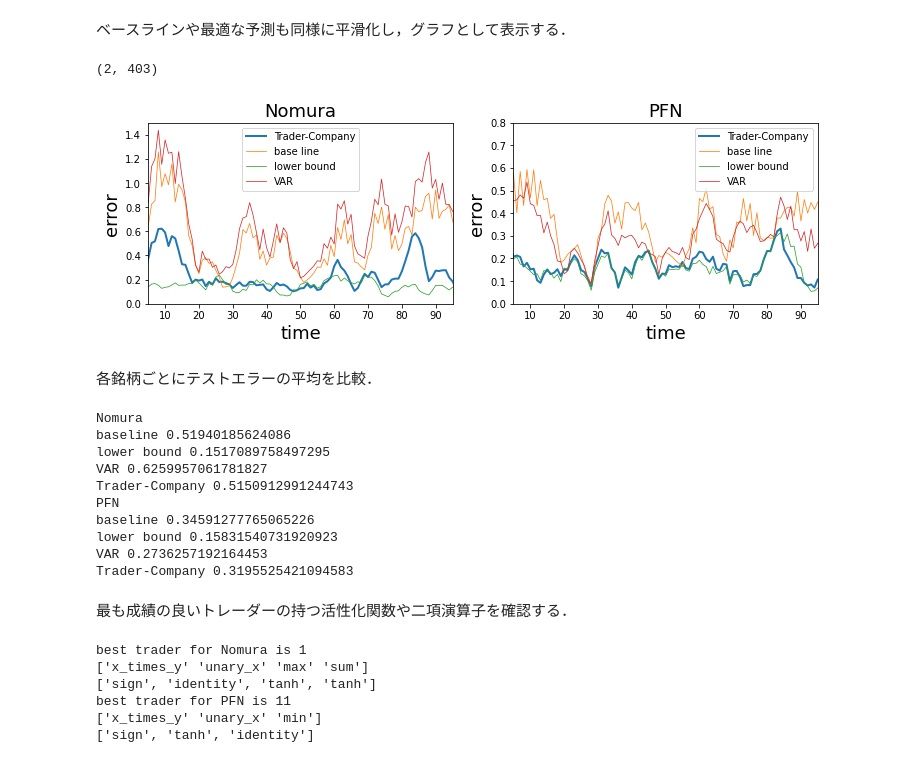
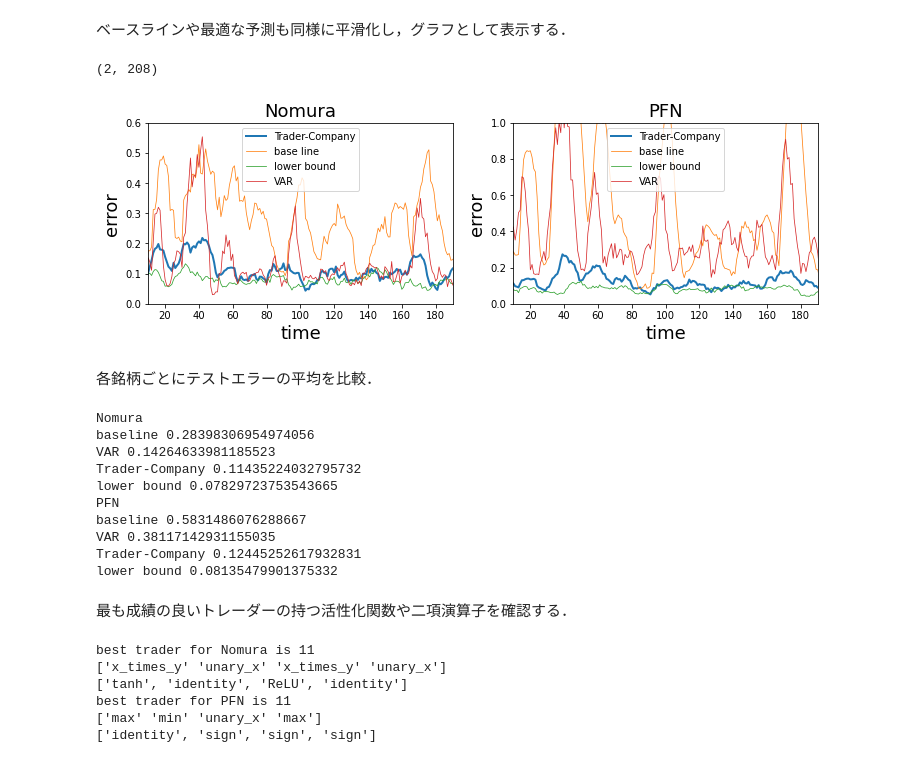
Before and after one commit to yotapoon/Trader-Company, a Jupyter notebook: Trader-Company_test.ipynb, the cells around one changed output. Drawn from its saved outputs; the diff is of its cells as text; code cells hidden in the pictures.

```diff
--- a/Trader-Company_test.ipynb
+++ b/Trader-Company_test.ipynb
@@ -68,22 +68,20 @@ import numpy as np
 import matplotlib.pyplot as plt
 %matplotlib inline
 
-sigma_true = 0.2 # 真のデータに生じるノイズの大きさ，dynamicsの引数sigmaと区別するために名前を付けている．
+sigma_true = 0.1 # 真のデータに生じるノイズの大きさ，dynamicsの引数sigmaと区別するために名前を付けている．
 
 def dynamics(y_t, sigma): # 次の時刻における変数の値を返す関数
     y_next = np.zeros(2)
-    #y_next[0] = -0.9*y_t[0] + 1.2*y_t[1] + 0.6*min(y_t[0], y_t[1]) + sigma*np.random.randn()
-    #y_next[1] = 0.8*y_t[1] - 0.8*y_t[1] - 0.7*max(y_t[0], y_t[1]) + sigma*np.random.randn()
-    y_next[0] = 3.0*tanh(y_t[0]) + 0.8*y_t[0]*y_t[1] -1.0*ReLU(min(y_t[0], y_t[1])) + sigma*np.random.randn()
-    y_next[1] = 1.2*sign(y_t[1]) + 0.5*y_t[0] - ReLU(max(y_t[0], y_t[1])) + sigma*np.random.randn()
+    y_next[0] = 1.0*tanh(y_t[0]) + 0.8*y_t[0]*y_t[1] + 1.0*y_t[1] - 1.0*ReLU(min(y_t[0], y_t[1])) + sigma*np.random.randn()
+    y_next[1] = +0.6*sign(y_t[1]) + 0.5*y_t[0]*y_t[1] - 1.0*max(y_t[0], y_t[1]) + sigma*np.random.randn()
     return y_next
 
-T_total = 4000 # トータルでのタイムステップ．
+T_total = 2000 # トータルでのタイムステップ．
 y = np.zeros((2, T_total))
 y_without_noise = np.zeros((2, T_total)) # ノイズがない場合の時間発展．ダイナミクスを完全に再現できた場合，このように時間発展するはず．
 
 y[:,0] = np.array([0.5, 0.5])
-y_without_noise[:,0] = np.array([0.5, 0.5])
+y_without_noise[:,0] = np.array([0.5, -0.5])
 
 for t in range(1, T_total):
     #print(y[:,t-1])
@@ -94,7 +92,7 @@ for t in range(1, T_total):
 name_stock = ["Nomura", "PFN"] # 天気予報の時の名残なので気にしなくてよい
 num_stock = len(name_stock)
 
-plt.xlim([T_total-50,T_total])
+plt.xlim([T_total-100,T_total])
 plt.plot(y[0], color = "#cc0000", label = name_stock[0])
 plt.plot(y[1], color = "#083090", label = name_stock[1])
 plt.plot(y_without_noise[0], color = "#cc0000", linestyle = "--", label = name_stock[0] + "(w/o noise)")
@@ -110,10 +108,10 @@ plt.savefig("Nomura_PFN.pdf")
 # %% [markdown]
 以下で`Trader`の定義をする．なお，論文と同様にtime_windowを導入し，その範囲のデータしかtrainに使えないものとする．
 # %%
-time_window = 60
-delay_max = 3
+time_window = 100
+delay_max = 2
 class Trader:
-    def __init__(self, num_factors_max = 4, delay_max = 3): # num_factor_maxはformulaに含まれる項の最大値，delay_maxはどれだけ過去のデータを用いることができるか
+    def __init__(self, num_factors_max = 4, delay_max = 2): # num_factor_maxはformulaに含まれる項の最大値，delay_maxはどれだけ過去のデータを用いることができるか
         self.num_factors_max = num_factors_max
         self.delay_max = delay_max
 
@@ -214,7 +212,7 @@ class Trader:
 次に`Company`の定義をする．
 # %%
 class Company:
-    def __init__(self, num_traders, Q = 0.5): # time_window shold be larger than num_factors_max
+    def __init__(self, num_traders, Q = 0.2): # time_window shold be larger than num_factors_max
         self.Q = Q # 1-Qがbad_tradersの割合を表す，つまりQが大きいほど解雇される割合が少なくなる．Qは生存率ともいえる．
 
         self.traders = [[] for _ in range(num_traders)]
@@ -288,17 +286,12 @@ from tqdm import tqdm
 model = Company(20)
 errors_test = []
 
-num_test_data = 400 # test dataのサイズ
+num_test_data = 200 # test dataのサイズ
 T = T_total - num_test_data # train dataのサイズ
 
 for t in tqdm(range(delay_max+1, len(y[0]))):
     data_to_stack = y[:,t-delay_max-1:t] # t-1までのデータであることに注意
     model.observe(data_to_stack) # train, testいずれの場合でもstackしなければならない
-    '''
-    for n in range(model.num_traders): # いずれの場合でもstackしなければならない
-        for target in range(num_stock):
-            model.traders[n].stack_factors(data_to_stack, target)
-    '''
 
     # train or test
     if delay_max + 1 + time_window < t <= T: # train
@@ -354,64 +347,65 @@ for idx in range(len(name_stock)):
 ベースラインや最適な予測も同様に平滑化し，グラフとして表示する．
 # %%
 # smoothing
-days_to_smooth = 5
+days_to_smooth = 10
 errors_smoothed = np.zeros((len(errors_test), len(errors_test[0])+days_to_smooth-1))
 ones_to_smooth = np.ones(days_to_smooth) / days_to_smooth
 for idx in range(len(name_stock)):
     errors_smoothed[idx] = np.convolve(errors_test[idx], ones_to_smooth)
 print(errors_smoothed.shape)
 # base line method
 errors_baseline = np.abs(y[:,T+1:] - y[:,T:-1])
 errors_baseline_smoothed = np.zeros((len(errors_baseline), len(errors_baseline[0])+days_to_smooth-1))
 for idx in range(len(name_stock)):
     errors_baseline_smoothed[idx] = np.convolve(errors_baseline[idx], ones_to_smooth)
 
 # lower bound
 errors_lower_bound = np.abs(y[:,T+1:] - y_without_noise[:,T+1:])
 errors_lower_bound_smoothed = np.zeros((len(errors_lower_bound), len(errors_lower_bound[0])+days_to_smooth-1))
 for idx in range(len(name_stock)):
     errors_lower_bound_smoothed[idx] = np.convolve(errors_lower_bound[idx], ones_to_smooth)
 
 plt.figure(figsize=(12, 8)) # figureの縦横の大きさ
 plt.subplots_adjust(wspace=0.2, hspace=0.4)
 
-ymax = [1.5, 0.8]
+ymax = [0.6, 1.0]
 for idx, name in enumerate(name_stock):
     plt.subplot(2,2,idx+1)
-    plt.xlim([days_to_smooth, 100 - days_to_smooth])
+    plt.xlim([days_to_smooth, num_test_data - days_to_smooth])
     plt.ylim([0.0, ymax[idx]])
     plt.xlabel("time", fontsize = 18)
     plt.ylabel("error", fontsize = 18)
     plt.plot(errors_smoothed[idx], linewidth = 2.0, label = "Trader-Company")
     plt.plot(errors_baseline_smoothed[idx], linewidth = 0.75, label = "base line")
     plt.plot(errors_lower_bound_smoothed[idx], linewidth = 0.75, label = "lower bound")
     plt.plot(errors_VAR_smoothed[idx], linewidth = 0.75, label = "VAR")
     plt.title(name, fontsize = 18)
     plt.legend()
 plt.savefig("Trader-Company.pdf")
 # %% [output]
-(2, 403)
+(2, 208)
-[figure, old version]
+[figure, new version]
 # %% [markdown]
 各銘柄ごとにテストエラーの平均を比較．
 # %%
+T_temp = 200
 for idx, name in enumerate(name_stock):
     print(name)
-    print("baseline", errors_baseline[idx].mean())
-    print("VAR", errors_VAR[idx].mean())
-    print("Trader-Company", errors_test[idx].mean())
-    print("lower bound", errors_lower_bound[idx].mean())
+    print("baseline", errors_baseline[idx][0:T_temp].mean())
+    print("VAR", errors_VAR[idx][0:T_temp].mean())
+    print("Trader-Company", errors_test[idx][0:T_temp].mean())
+    print("lower bound", errors_lower_bound[idx][0:T_temp].mean())
 # %% [output]
 Nomura
-baseline 0.51940185624086
-lower bound 0.1517089758497295
-VAR 0.6259957061781827
-Trader-Company 0.5150912991244743
+baseline 0.28398306954974056
+VAR 0.14264633981185523
+Trader-Company 0.11435224032795732
+lower bound 0.07829723753543665
 PFN
-baseline 0.34591277765065226
-lower bound 0.15831540731920923
-VAR 0.2736257192164453
-Trader-Company 0.3195525421094583
+baseline 0.5831486076288667
+VAR 0.38117142931155035
+Trader-Company 0.12445252617932831
+lower bound 0.08135479901375332
 # %% [markdown]
 最も成績の良いトレーダーの持つ活性化関数や二項演算子を確認する．
 # %%
@@ -429,12 +423,12 @@ for target in range(num_stock):
     print(model.traders[best_trader_for[target]].binary_operator[target])
     print(model.traders[best_trader_for[target]].activation[target])
 # %% [output]
-best trader for Nomura is 1
-['x_times_y' 'unary_x' 'max' 'sum']
-['sign', 'identity', 'tanh', 'tanh']
+best trader for Nomura is 11
+['x_times_y' 'unary_x' 'x_times_y' 'unary_x']
+['tanh', 'identity', 'ReLU', 'identity']
 best trader for PFN is 11
-['x_times_y' 'unary_x' 'min']
-['sign', 'tanh', 'identity']
+['max' 'min' 'unary_x' 'max']
+['identity', 'sign', 'sign', 'sign']
 # %%
 print(y)
 # %% [output]
```
Also changed, not shown: parts of 3 cells of this notebook.
